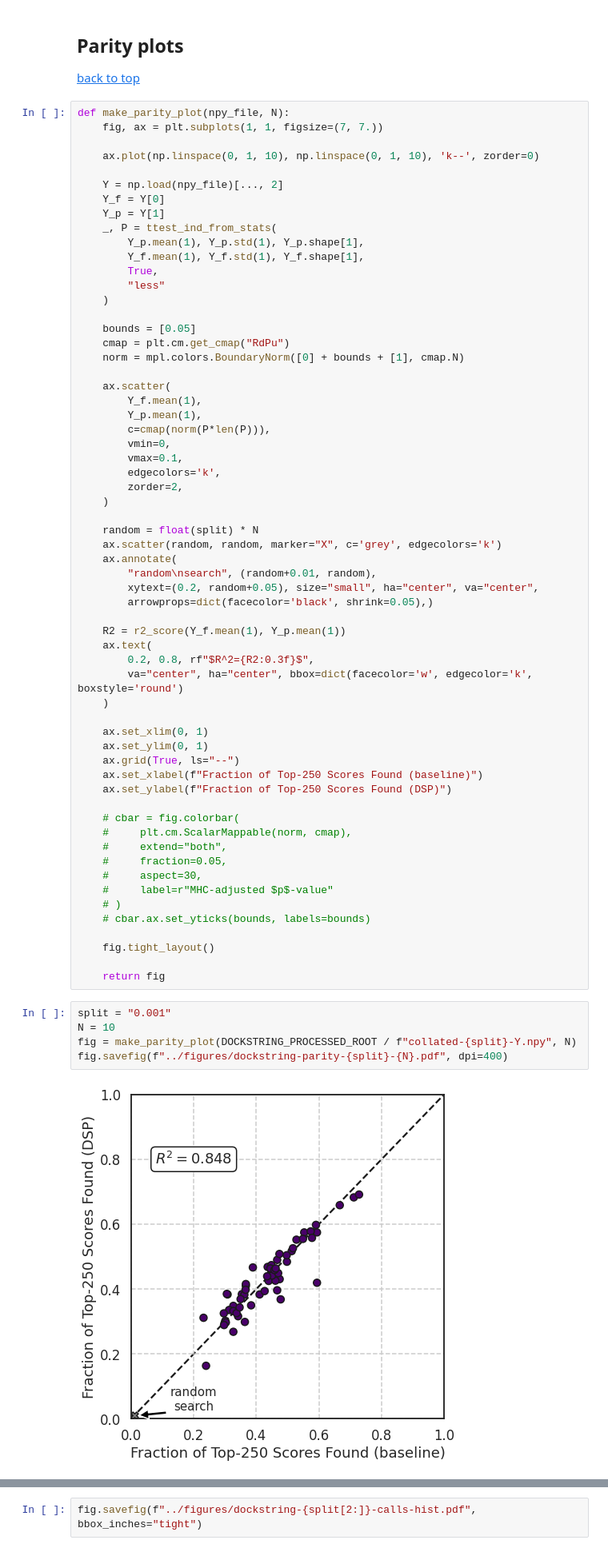
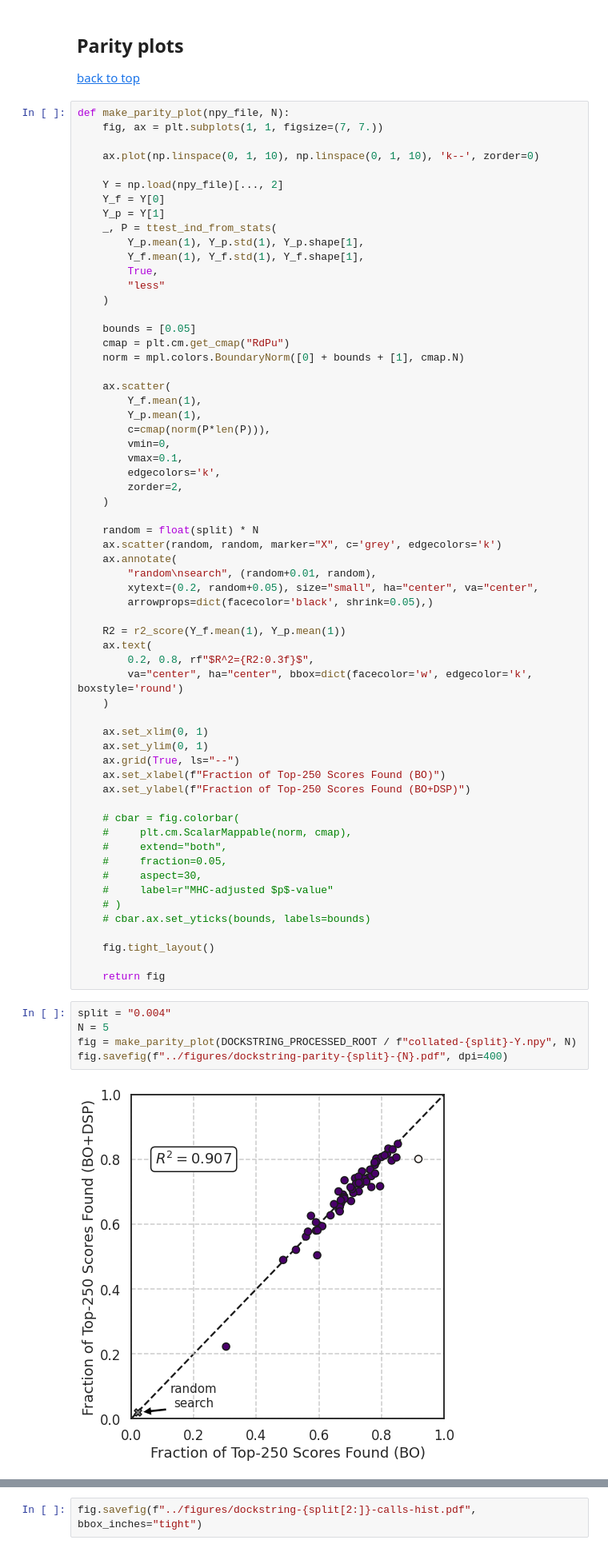
Before and after one commit to coleygroup/molpal, a Jupyter notebook: notebooks/dockstring-figures.ipynb, the cells around one changed output, grey strips where cells are left out. Shown: that part at 80% size. Drawn from its saved outputs; the diff is of its cells as text.

```diff
--- a/notebooks/dockstring-figures.ipynb
+++ b/notebooks/dockstring-figures.ipynb
@@ -99,8 +99,8 @@ def make_parity_plot(npy_file, N):
     ax.set_xlim(0, 1)
     ax.set_ylim(0, 1)
     ax.grid(True, ls="--")
-    ax.set_xlabel(f"Fraction of Top-250 Scores Found (baseline)")
-    ax.set_ylabel(f"Fraction of Top-250 Scores Found (DSP)")
+    ax.set_xlabel(f"Fraction of Top-250 Scores Found (BO)")
+    ax.set_ylabel(f"Fraction of Top-250 Scores Found (BO+DSP)")
 
     # cbar = fig.colorbar(
     #     plt.cm.ScalarMappable(norm, cmap),
@@ -115,12 +115,12 @@ def make_parity_plot(npy_file, N):
 
     return fig
 # %%
-split = "0.001"
-N = 10
+split = "0.004"
+N = 5
 fig = make_parity_plot(DOCKSTRING_PROCESSED_ROOT / f"collated-{split}-Y.npy", N)
 fig.savefig(f"../figures/dockstring-parity-{split}-{N}.pdf", dpi=400)
 # %% [output]
-[figure, old version]
+[figure, new version]
 # %% [markdown]
 ## Bar charts
 
```
Also changed, not shown: parts of 2 cells of this notebook, 3 other files.
